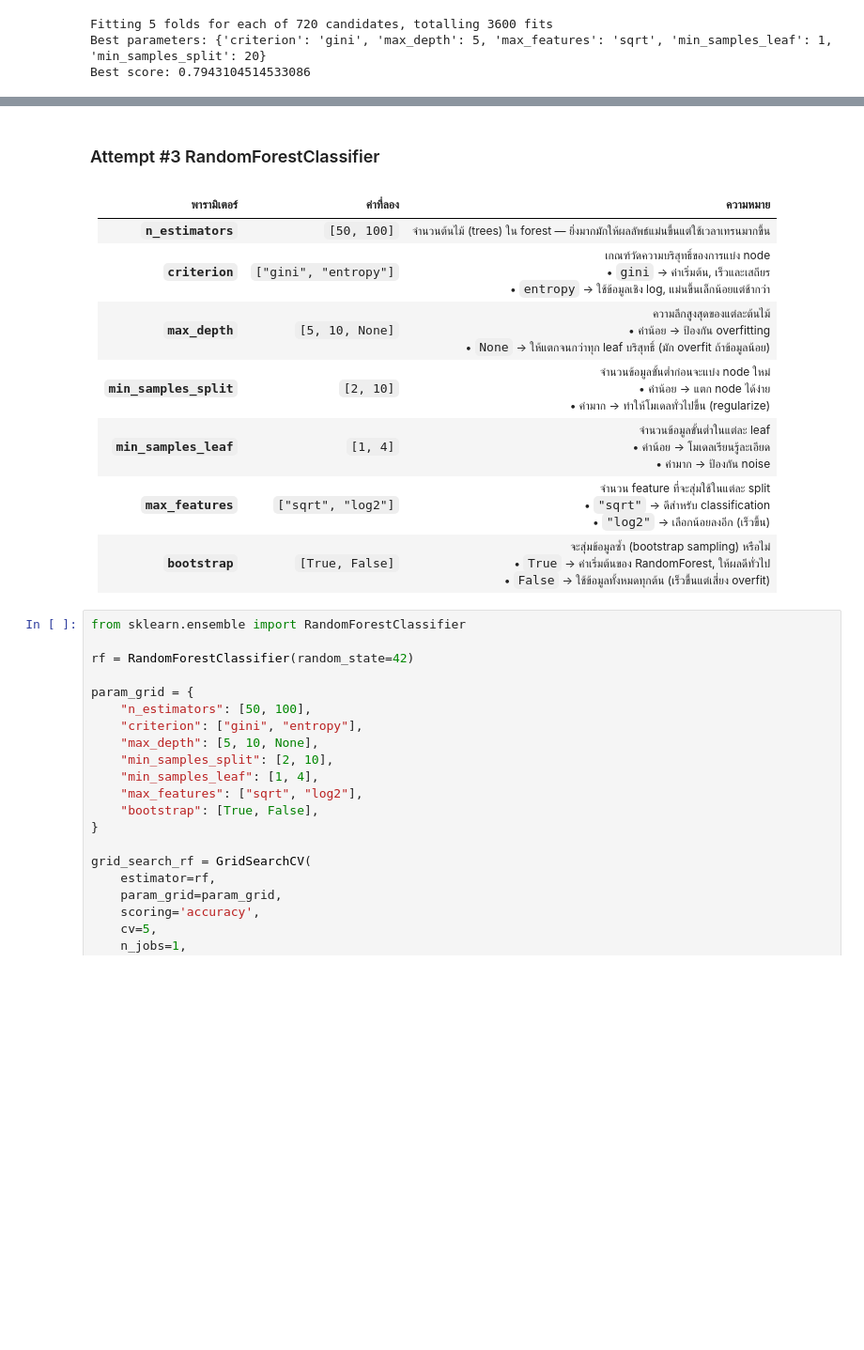
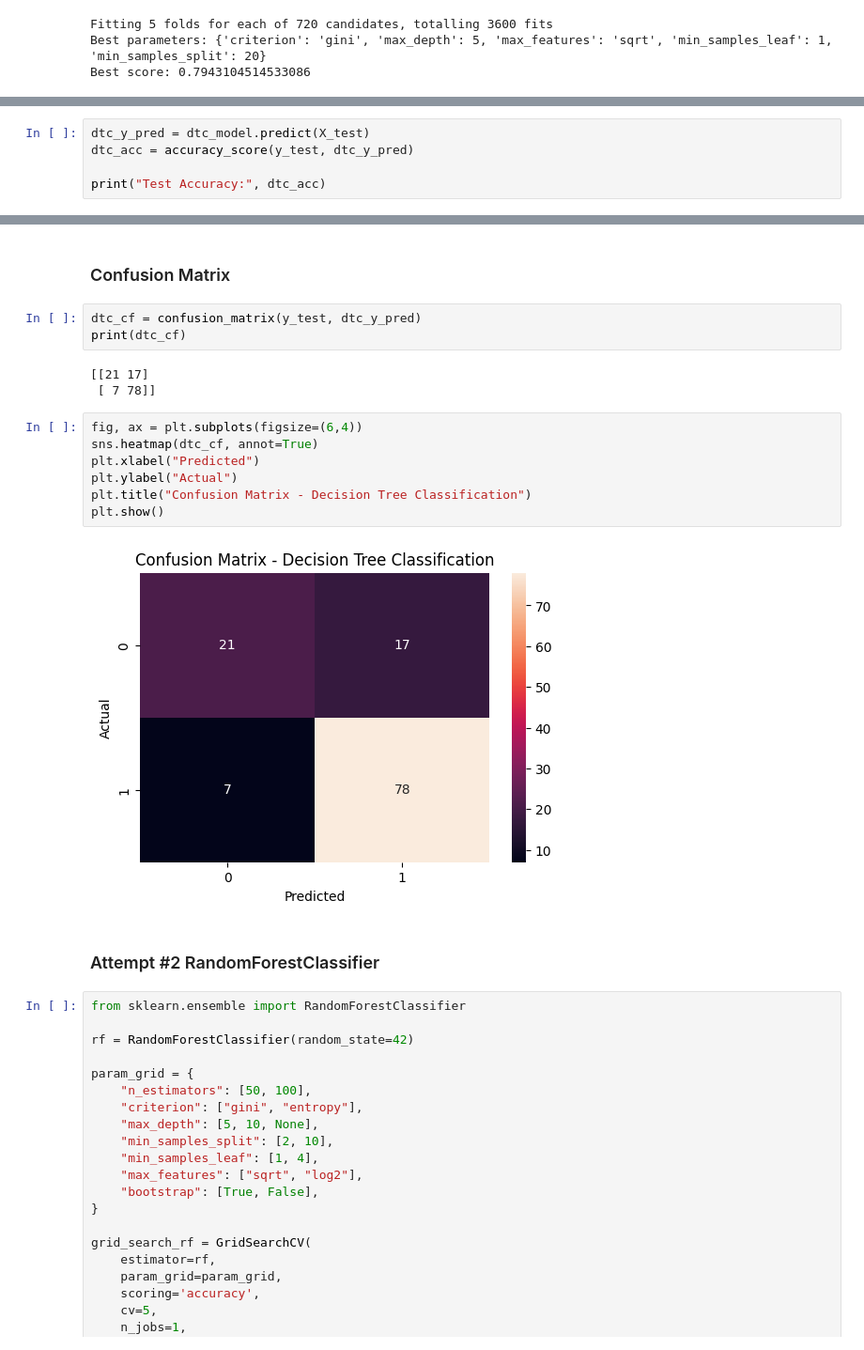
Before and after one commit to MomorioUHT/Data-Machine-Learning, a Jupyter notebook: LoanMachineLearning.ipynb, the cells around one changed output, grey strips where cells are left out. Shown: that part at 94% size. Cells and saved outputs as stored; diff of their text form; blank space fills up the shorter version.

Commit message:
Added the summarize of classification results

```diff
--- a/LoanMachineLearning.ipynb
+++ b/LoanMachineLearning.ipynb
@@ -161,0 +152,5 @@ Best score: 0.7983714698000413
+# %%
+dtc_y_pred = dtc_model.predict(X_test)
+dtc_acc = accuracy_score(y_test, dtc_y_pred)
+
+print("Test Accuracy:", dtc_acc)
@@ -162,15 +173,22 @@ Best score: 0.7983714698000413
+# %% [markdown]
+### Confusion Matrix
+# %%
+dtc_cf = confusion_matrix(y_test, dtc_y_pred)
+print(dtc_cf)
+# %% [output]
+[[21 17]
+ [ 7 78]]
+# %%
+fig, ax = plt.subplots(figsize=(6,4))
+sns.heatmap(dtc_cf, annot=True)
+plt.xlabel("Predicted")
+plt.ylabel("Actual")
+plt.title("Confusion Matrix - Decision Tree Classification")
+plt.show()
+# %% [output]
+[figure, added]
 # %% [markdown]
-### Attempt #3 RandomForestClassifier
+### Attempt #2 RandomForestClassifier
-# %% [markdown]
-| พารามิเตอร์             | ค่าที่ลอง                         | ความหมาย                                                                                                                                                                                                               |
-| ----------------------- | --------------------------------- | ---------------------------------------------------------------------------------------------------------------------------------------------------------------------------------------------------------------------- |
-| **`n_estimators`**      | `[50, 100]`                  | จำนวนต้นไม้ (trees) ใน forest — ยิ่งมากมักให้ผลลัพธ์แม่นขึ้นแต่ใช้เวลาเทรนมากขึ้น                                                                                                                                      |
-| **`criterion`**         | `["gini", "entropy"]` | เกณฑ์วัดความบริสุทธิ์ของการแบ่ง node <br>• `gini` → ค่าเริ่มต้น, เร็วและเสถียร <br>• `entropy` → ใช้ข้อมูลเชิง log, แม่นขึ้นเล็กน้อยแต่ช้ากว่า <br> |
-| **`max_depth`**         | `[5, 10, None]`             | ความลึกสูงสุดของแต่ละต้นไม้ <br>• ค่าน้อย → ป้องกัน overfitting <br>• `None` → ให้แตกจนกว่าทุก leaf บริสุทธิ์ (มัก overfit ถ้าข้อมูลน้อย)                                                                              |
-| **`min_samples_split`** | `[2, 10]`                      | จำนวนข้อมูลขั้นต่ำก่อนจะแบ่ง node ใหม่ <br>• ค่าน้อย → แตก node ได้ง่าย <br>• ค่ามาก → ทำให้โมเดลทั่วไปขึ้น (regularize)                                                                                               |
-| **`min_samples_leaf`**  | `[1, 4]`                       | จำนวนข้อมูลขั้นต่ำในแต่ละ leaf <br>• ค่าน้อย → โมเดลเรียนรู้ละเอียด <br>• ค่ามาก → ป้องกัน noise                                                                                                                       |
-| **`max_features`**      | `["sqrt", "log2"]`          | จำนวน feature ที่จะสุ่มใช้ในแต่ละ split <br>• `"sqrt"` → ดีสำหรับ classification <br>• `"log2"` → เลือกน้อยลงอีก (เร็วขึ้น)                                              |
-| **`bootstrap`**         | `[True, False]`                   | จะสุ่มข้อมูลซ้ำ (bootstrap sampling) หรือไม่ <br>• `True` → ค่าเริ่มต้นของ RandomForest, ให้ผลดีทั่วไป <br>• `False` → ใช้ข้อมูลทั้งหมดทุกต้น (เร็วขึ้นแต่เสี่ยง overfit)                                              |
 # %%
 from sklearn.ensemble import RandomForestClassifier
 
```
Also changed, not shown: parts of 38 cells of this notebook.
